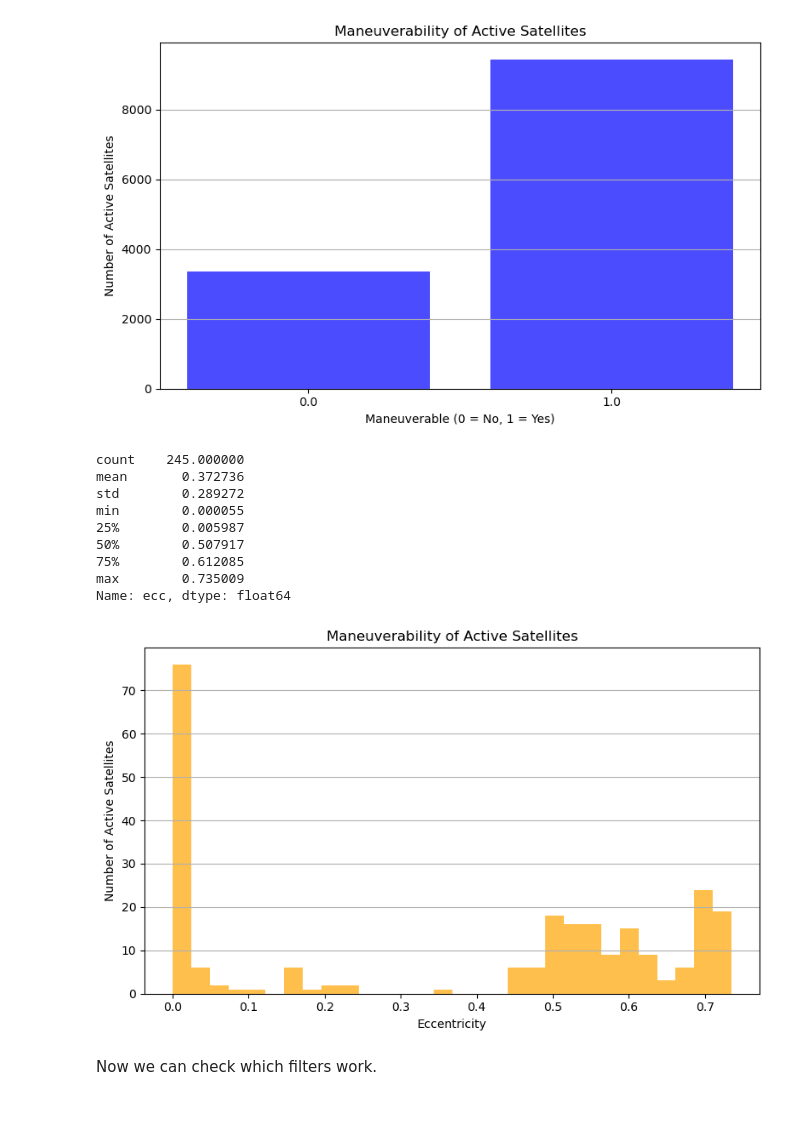
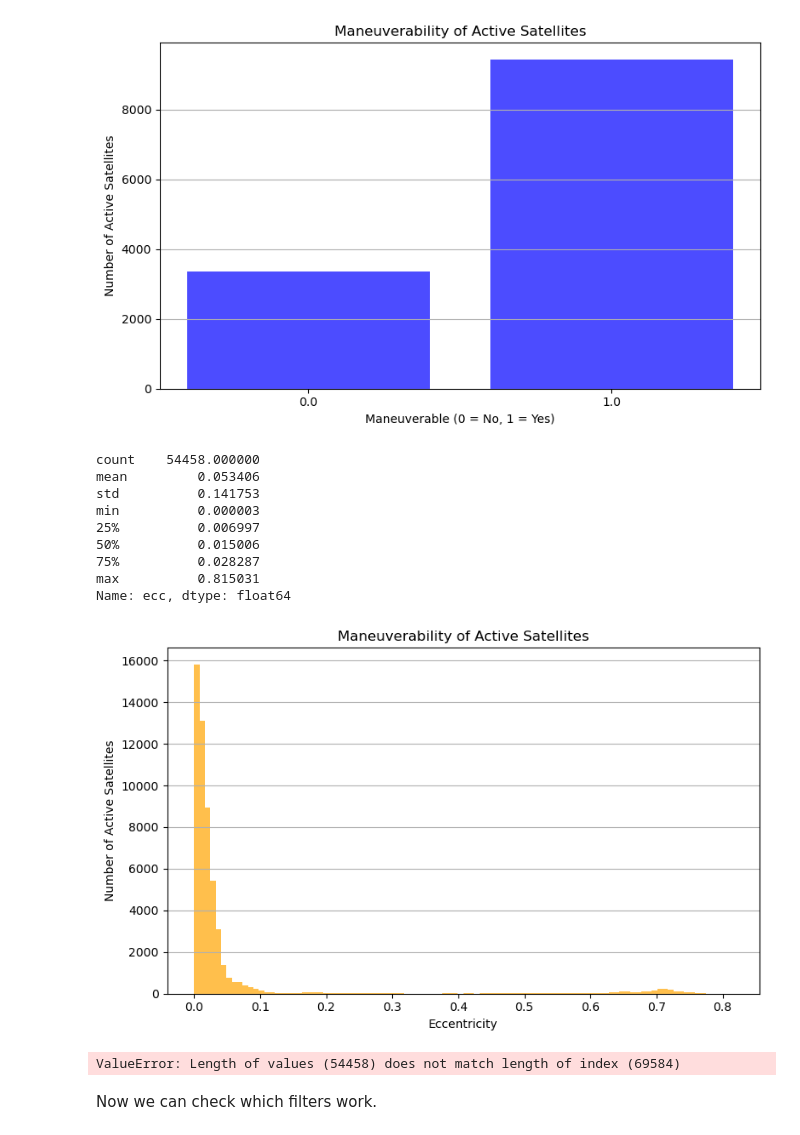
Before and after one commit to ARCLab-MIT/pyssem, a Jupyter notebook: pyssem/utils/notebooks/sep.ipynb, the cells around one changed output. Drawn from its saved outputs; the diff is of its cells as text; code cells hidden in the pictures.

```diff
--- a/pyssem/utils/notebooks/sep.ipynb
+++ b/pyssem/utils/notebooks/sep.ipynb
@@ -79,31 +79,50 @@ plt.show()
 # %%
 import matplotlib.pyplot as plt
 
 # Filter active satellites
 debris = T[T['obj_type'] == 3]
 
 print(debris['ecc'].describe())
 
 # Plot
 plt.figure(figsize=(8, 5))
-plt.hist(debris['ecc'], bins=30, color='orange', alpha=0.7)
+plt.hist(debris['ecc'], bins=100, color='orange', alpha=0.7)
 plt.xlabel('Eccentricity')
 plt.ylabel('Number of Active Satellites')
 plt.title('Maneuverability of Active Satellites')
 plt.grid(axis='y')
 plt.tight_layout()
 plt.show()
+
+from sklearn.cluster import KMeans
+mass_reshaped = debris['mass'].values.reshape(-1, 1)
+kmeans = KMeans(n_clusters=8).fit(mass_reshaped)
+labels = kmeans.labels_
+
+# Add cluster labels to the DataFrame
+T['mass_cluster'] = labels
+# Plot the distribution of mass clusters
+plt.figure(figsize=(10, 6))
+plt.hist(T['mass_cluster'], bins=8, color='purple', alpha=0.7)
+plt.xlabel('Mass Cluster')
+plt.ylabel('Count')
+plt.title('Distribution of Mass Clusters')
+plt.grid(axis='y')
+plt.tight_layout()
+plt.show()
+# Extract the mass column
 # %% [output]
-count    245.000000
-mean       0.372736
-std        0.289272
-min        0.000055
-25%        0.005987
-50%        0.507917
-75%        0.612085
-max        0.735009
+count    54458.000000
+mean         0.053406
+std          0.141753
+min          0.000003
+25%          0.006997
+50%          0.015006
+75%          0.028287
+max          0.815031
 Name: ecc, dtype: float64
-[figure, old version]
+[figure, new version]
+ValueError: Length of values (54458) does not match length of index (69584)
 # %% [markdown]
 Now we can check which filters work.
 # %%
```
Also changed, not shown: 10 other files.
